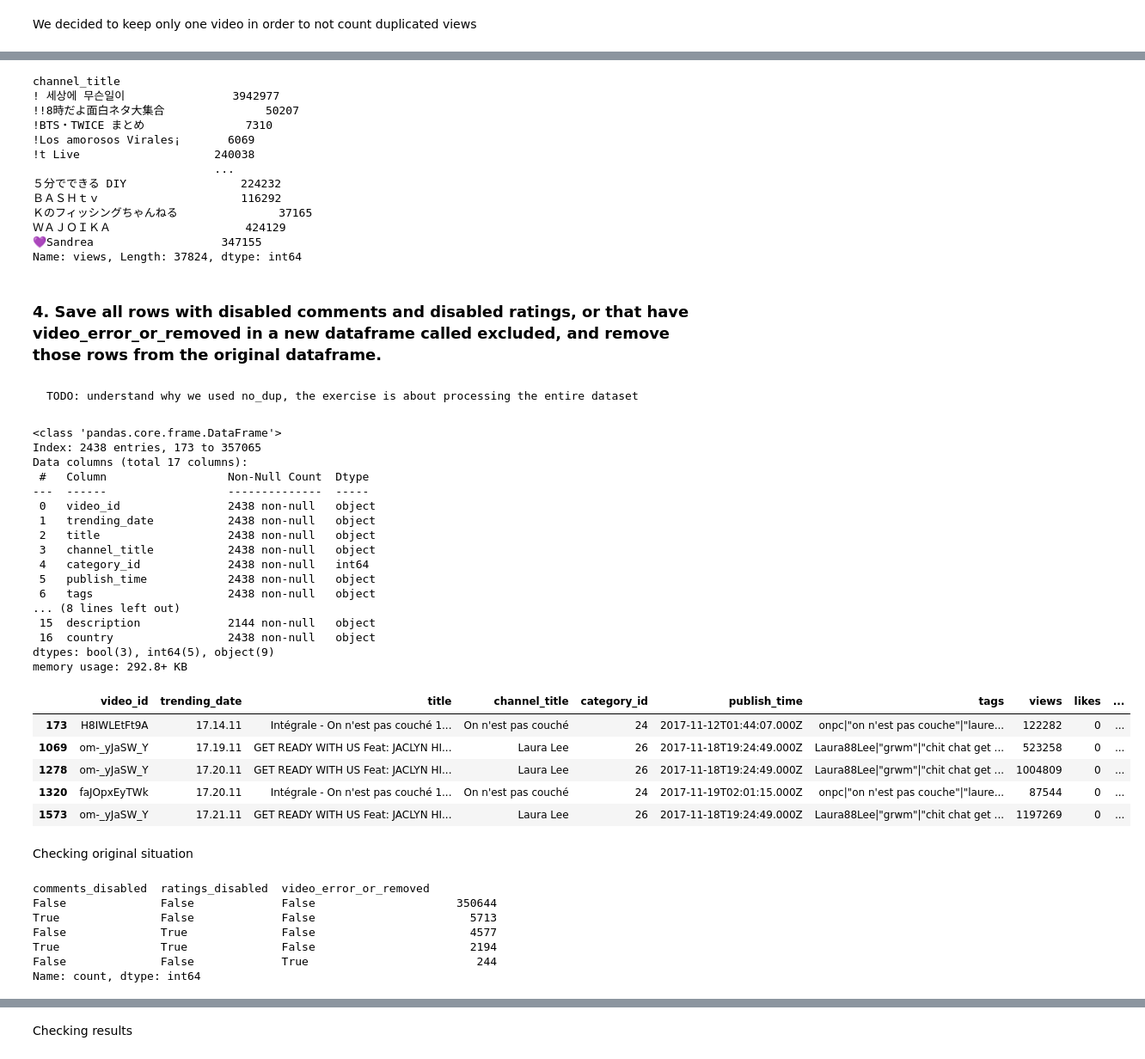
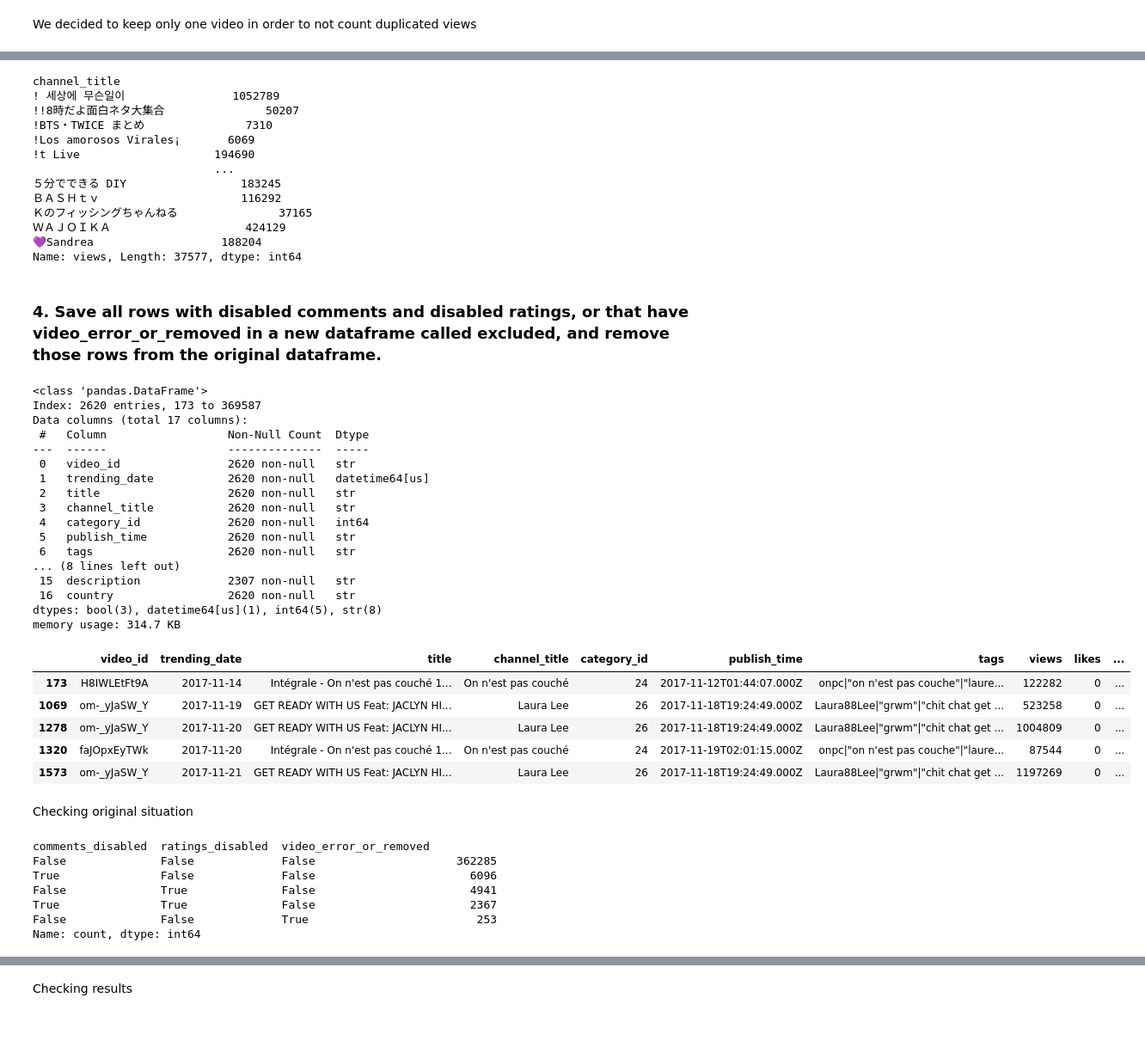
Before and after one commit to MarcoAsturi/CS_project, a Jupyter notebook: analysis.ipynb, the cells around one changed output, grey strips where cells are left out. Shown at 86% size. Cells and saved outputs as stored; diff of their text form; code cells hidden in the pictures; blank space fills up the shorter version.

Commit message:
todo revision

```diff
--- a/analysis.ipynb
+++ b/analysis.ipynb
@@ -282,67 +277,65 @@ memory usage: 39.9+ MB
 # %%
-total_views = df_nodup.groupby('channel_title')['views'].sum()
+total_views = df_no_video_dup.groupby('channel_title')['views'].sum()
 print(total_views)
 
 total_views.to_csv('total_views_per_channel.csv')
 # %% [output]
 channel_title
-! 세상에 무슨일이                3942977
+! 세상에 무슨일이                1052789
 !!8時だよ面白ネタ大集合               50207
 !BTS・TWICE まとめ               7310
 !Los amorosos Virales¡       6069
-!t Live                    240038
+!t Live                    194690
                            ...
-５分でできる DIY                 224232
+５分でできる DIY                 183245
 ＢＡＳＨｔｖ                     116292
 Ｋのフィッシングちゃんねる               37165
 ＷＡＪＯＩＫＡ                    424129
-💜Sandrea                   347155
-Name: views, Length: 37824, dtype: int64
+💜Sandrea                   188204
+Name: views, Length: 37577, dtype: int64
 # %% [markdown]
 ### 4. Save all rows with disabled comments and disabled ratings, or that have video_error_or_removed in a new dataframe called excluded, and remove those rows from the original dataframe.
-# %% [markdown]
-    TODO: understand why we used no_dup, the exercise is about processing the entire dataset
 # %%
-df_excluded = df_nodup[((df_nodup['comments_disabled'] == True) & (df_nodup['ratings_disabled'] == True)) | (df_nodup['video_error_or_removed'] == True)]
+df_excluded = df_result[((df_result['comments_disabled'] == True) & (df_result['ratings_disabled'] == True)) | (df_result['video_error_or_removed'] == True)]
 df_excluded.info()
 df_excluded.head()
 
 # create an excel to analyze if the algorithm is correct
 # df_excluded.to_excel('excluded_videos.xlsx', index=False)
 # %% [output]
-<class 'pandas.core.frame.DataFrame'>
-Index: 2438 entries, 173 to 357065
+<class 'pandas.DataFrame'>
+Index: 2620 entries, 173 to 369587
 Data columns (total 17 columns):
  #   Column                  Non-Null Count  Dtype
 ---  ------                  --------------  -----
- 0   video_id                2438 non-null   object
- 1   trending_date           2438 non-null   object
- 2   title                   2438 non-null   object
- 3   channel_title           2438 non-null   object
- 4   category_id             2438 non-null   int64
- 5   publish_time            2438 non-null   object
- 6   tags                    2438 non-null   object
+ 0   video_id                2620 non-null   str
+ 1   trending_date           2620 non-null   datetime64[us]
+ 2   title                   2620 non-null   str
+ 3   channel_title           2620 non-null   str
+ 4   category_id             2620 non-null   int64
+ 5   publish_time            2620 non-null   str
+ 6   tags                    2620 non-null   str
 ... (8 lines left out)
- 15  description             2144 non-null   object
- 16  country                 2438 non-null   object
-dtypes: bool(3), int64(5), object(9)
-memory usage: 292.8+ KB
+ 15  description             2307 non-null   str
+ 16  country                 2620 non-null   str
+dtypes: bool(3), datetime64[us](1), int64(5), str(8)
+memory usage: 314.7 KB
 |  | video_id | trending_date | title | channel_title | category_id | publish_time | tags | views | likes | ... |
-| 173 | H8IWLEtFt9A | 17.14.11 | Intégrale - On n'est pas couché 1... | On n'est pas couché | 24 | 2017-11-12T01:44:07.000Z | onpc|"on n'est pas couche"|"laure... | 122282 | 0 | ... |
-| 1069 | om-_yJaSW_Y | 17.19.11 | GET READY WITH US Feat: JACLYN HI... | Laura Lee | 26 | 2017-11-18T19:24:49.000Z | Laura88Lee|"grwm"|"chit chat get ... | 523258 | 0 | ... |
-| 1278 | om-_yJaSW_Y | 17.20.11 | GET READY WITH US Feat: JACLYN HI... | Laura Lee | 26 | 2017-11-18T19:24:49.000Z | Laura88Lee|"grwm"|"chit chat get ... | 1004809 | 0 | ... |
-| 1320 | faJOpxEyTWk | 17.20.11 | Intégrale - On n'est pas couché 1... | On n'est pas couché | 24 | 2017-11-19T02:01:15.000Z | onpc|"on n'est pas couche"|"laure... | 87544 | 0 | ... |
-| 1573 | om-_yJaSW_Y | 17.21.11 | GET READY WITH US Feat: JACLYN HI... | Laura Lee | 26 | 2017-11-18T19:24:49.000Z | Laura88Lee|"grwm"|"chit chat get ... | 1197269 | 0 | ... |
+| 173 | H8IWLEtFt9A | 2017-11-14 | Intégrale - On n'est pas couché 1... | On n'est pas couché | 24 | 2017-11-12T01:44:07.000Z | onpc|"on n'est pas couche"|"laure... | 122282 | 0 | ... |
+| 1069 | om-_yJaSW_Y | 2017-11-19 | GET READY WITH US Feat: JACLYN HI... | Laura Lee | 26 | 2017-11-18T19:24:49.000Z | Laura88Lee|"grwm"|"chit chat get ... | 523258 | 0 | ... |
+| 1278 | om-_yJaSW_Y | 2017-11-20 | GET READY WITH US Feat: JACLYN HI... | Laura Lee | 26 | 2017-11-18T19:24:49.000Z | Laura88Lee|"grwm"|"chit chat get ... | 1004809 | 0 | ... |
+| 1320 | faJOpxEyTWk | 2017-11-20 | Intégrale - On n'est pas couché 1... | On n'est pas couché | 24 | 2017-11-19T02:01:15.000Z | onpc|"on n'est pas couche"|"laure... | 87544 | 0 | ... |
+| 1573 | om-_yJaSW_Y | 2017-11-21 | GET READY WITH US Feat: JACLYN HI... | Laura Lee | 26 | 2017-11-18T19:24:49.000Z | Laura88Lee|"grwm"|"chit chat get ... | 1197269 | 0 | ... |
 # %% [markdown]
 Checking original situation
 # %%
-df_nodup[['comments_disabled', 'ratings_disabled', 'video_error_or_removed']].value_counts()
+df_result[['comments_disabled', 'ratings_disabled', 'video_error_or_removed']].value_counts()
 # %% [output]
 comments_disabled  ratings_disabled  video_error_or_removed
-False              False             False                     350644
-True               False             False                       5713
-False              True              False                       4577
-True               True              False                       2194
-False              False             True                         244
+False              False             False                     362285
+True               False             False                       6096
+False              True              False                       4941
+True               True              False                       2367
+False              False             True                         253
 Name: count, dtype: int64
 # %%
```
Also changed, not shown: parts of 24 cells of this notebook, 3 other files.
